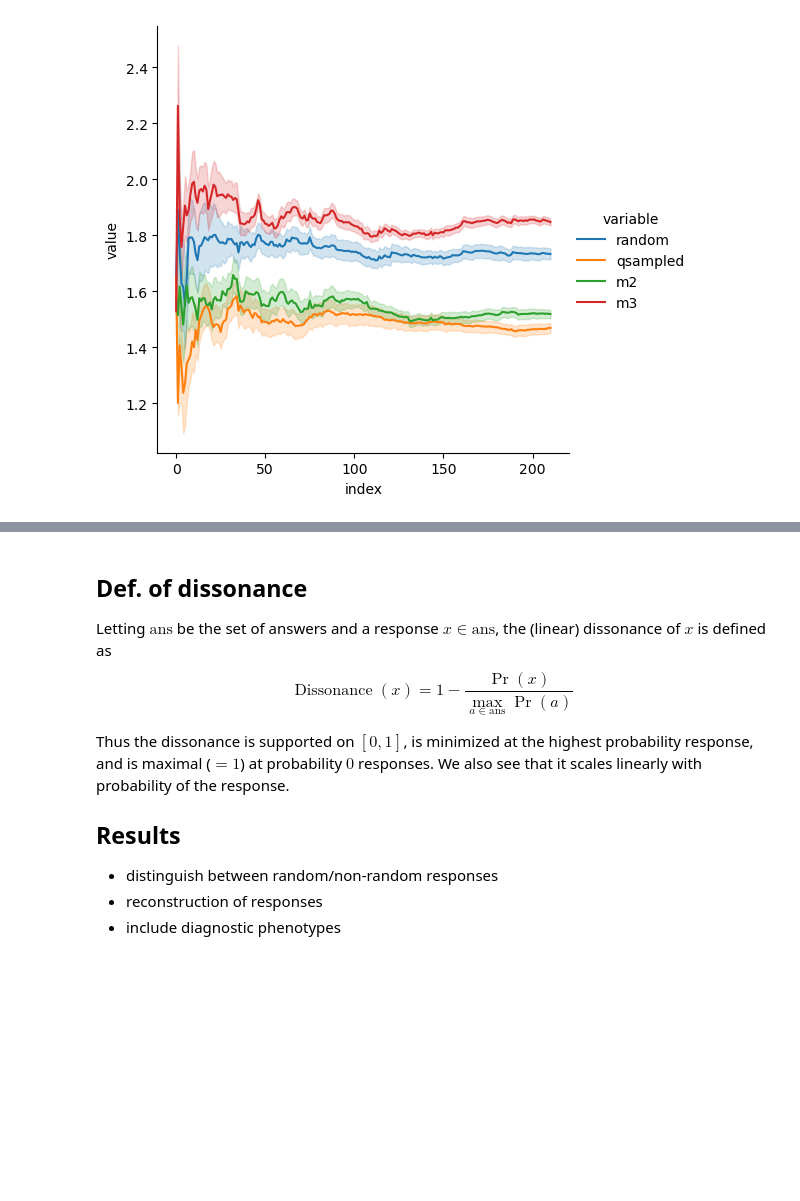
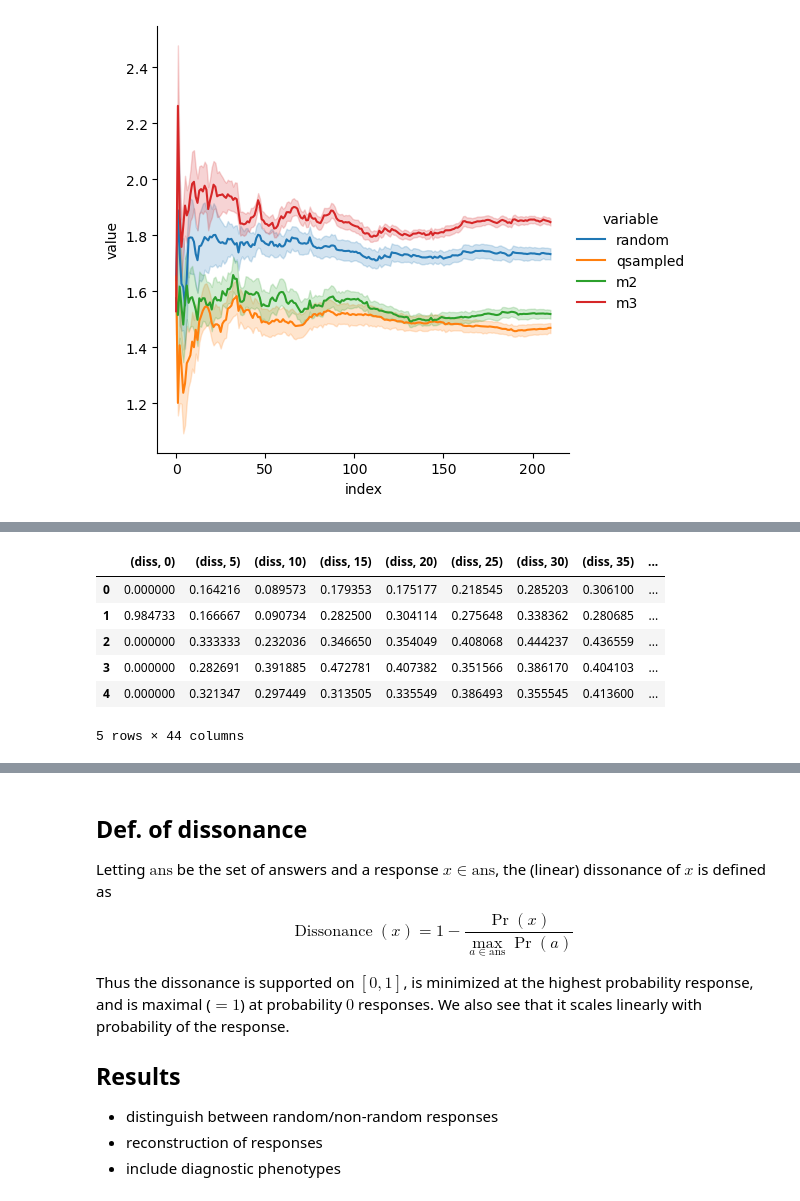
Before and after one commit to zeroknowledgediscovery/truthnet, a Jupyter notebook: notebooks/examples_testing.ipynb, the cells around one changed output, grey strips where cells are left out. Saved outputs shown, nothing was run; the diff lists cells and outputs as text; code cells hidden in the pictures; blank space fills up the shorter version.

```diff
--- a/notebooks/examples_testing.ipynb
+++ b/notebooks/examples_testing.ipynb
@@ -249,0 +327,12 @@ sns.relplot(
+# %%
+_get_quest_diss(dfs, ["qsampled_diss"], range(0, 211, 5)).rename(
+    columns=lambda x: (x[0].replace("qsampled_", ""), x[1])
+).assign(adv=0)
+# %% [output]
+|  | (diss, 0) | (diss, 5) | (diss, 10) | (diss, 15) | (diss, 20) | (diss, 25) | (diss, 30) | (diss, 35) | ... |
+| 0 | 0.000000 | 0.164216 | 0.089573 | 0.179353 | 0.175177 | 0.218545 | 0.285203 | 0.306100 | ... |
+| 1 | 0.984733 | 0.166667 | 0.090734 | 0.282500 | 0.304114 | 0.275648 | 0.338362 | 0.280685 | ... |
+| 2 | 0.000000 | 0.333333 | 0.232036 | 0.346650 | 0.354049 | 0.408068 | 0.444237 | 0.436559 | ... |
+| 3 | 0.000000 | 0.282691 | 0.391885 | 0.472781 | 0.407382 | 0.351566 | 0.386170 | 0.404103 | ... |
+| 4 | 0.000000 | 0.321347 | 0.297449 | 0.313505 | 0.335549 | 0.386493 | 0.355545 | 0.413600 | ... |
+5 rows × 44 columns
```
Also changed, not shown: parts of 17 cells of this notebook, 3 other files.
